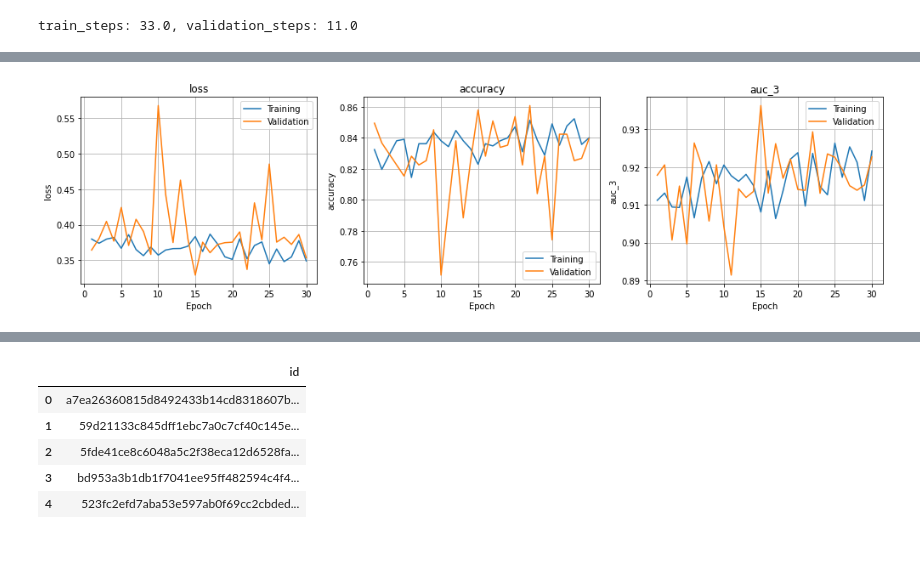
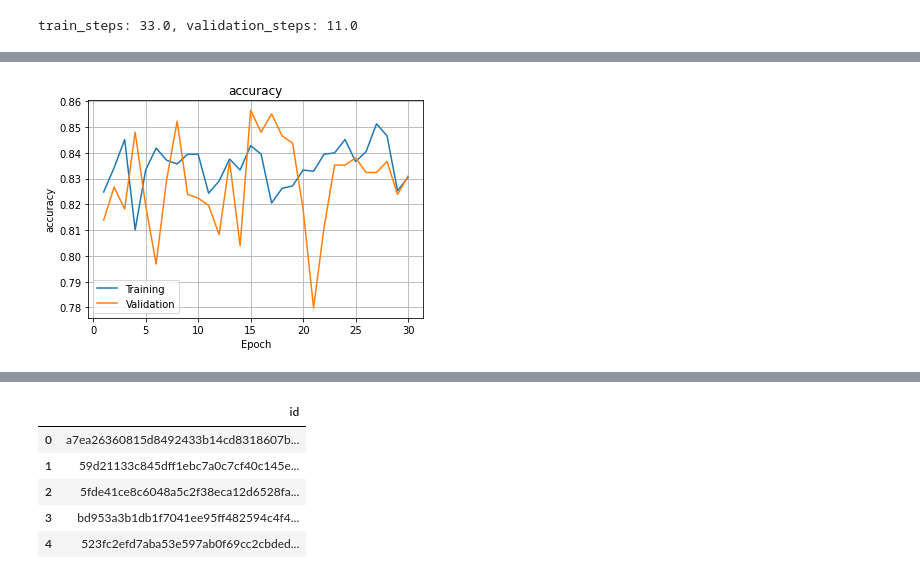
Before and after one commit to ashwin7020/cnn-cancer-detection, a Jupyter notebook: cancer-detection.ipynb, the cells around one changed output, grey strips where cells are left out. Drawn from its saved outputs; the diff is of its cells as text; code cells hidden in the pictures; blank space fills up the shorter version.

```diff
--- a/cancer-detection.ipynb
+++ b/cancer-detection.ipynb
@@ -300,0 +308,8 @@ plt.show()
+# %%
+k = list(history.keys())[2]
+plt.plot(epoch_range, history[k][s], label='Training')
+plt.plot(epoch_range, history['val_' + k][s], label='Validation')
+plt.xlabel('Epoch'); plt.ylabel(k); plt.title(k)
+plt.grid()
+plt.legend()
+plt.show()
@@ -418,0 +441,8 @@ plt.show()
+# %%
+k = list(history.keys())[2]
+plt.plot(epoch_range, history[k][s], label='Training')
+plt.plot(epoch_range, history['val_' + k][s], label='Validation')
+plt.xlabel('Epoch'); plt.ylabel(k); plt.title(k)
+plt.grid()
+plt.legend()
+plt.show()
@@ -467,23 +521,10 @@ Epoch 30/30
 # %%
-history = {}
-for k in history_vgg_adam.history.keys():
-    history[k] = sum([history_vgg_adam.history[k]], [])
-
-epoch_range = range(1, len(history['loss']) +1)
-s = slice(0, None)
-n = int(len(history.keys()) / 2)
-
-plt.figure(figsize=[14,4])
-for i in range(n):
-    k = list(history.keys())[i]
-    plt.subplot(1, n, i+1)
-    plt.plot(epoch_range, history[k][s], label='Training')
-    plt.plot(epoch_range, history['val_' + k][s], label='Validation')
-    plt.xlabel('Epoch'); plt.ylabel(k); plt.title(k)
-    plt.grid()
-    plt.legend()
-
-plt.tight_layout()
+k = list(history.keys())[1]
+plt.plot(epoch_range, history[k][s], label='Training')
+plt.plot(epoch_range, history['val_' + k][s], label='Validation')
+plt.xlabel('Epoch'); plt.ylabel(k); plt.title(k)
+plt.grid()
+plt.legend()
 plt.show()
 # %% [output]
-[figure, old version]
+[figure, new version]
```
Also changed, not shown: parts of 26 cells of this notebook.
